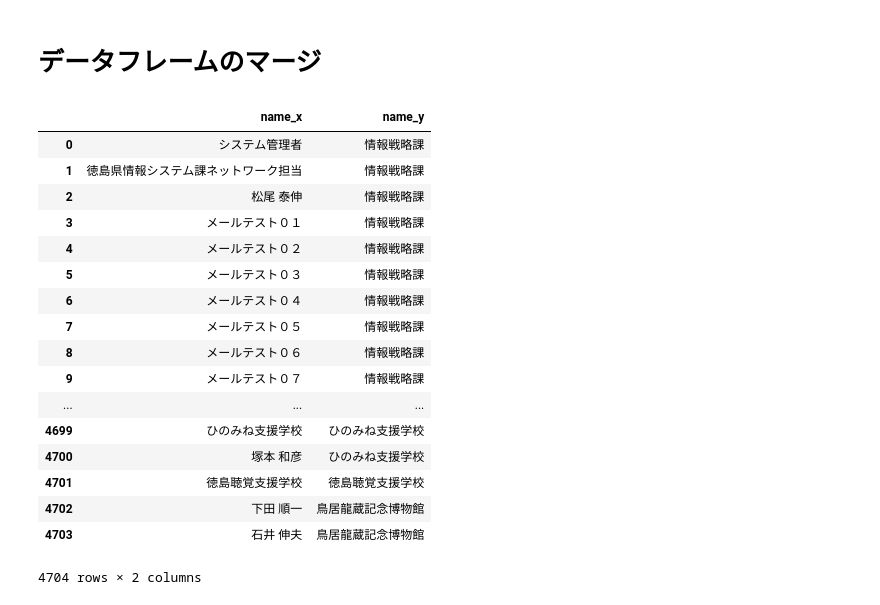
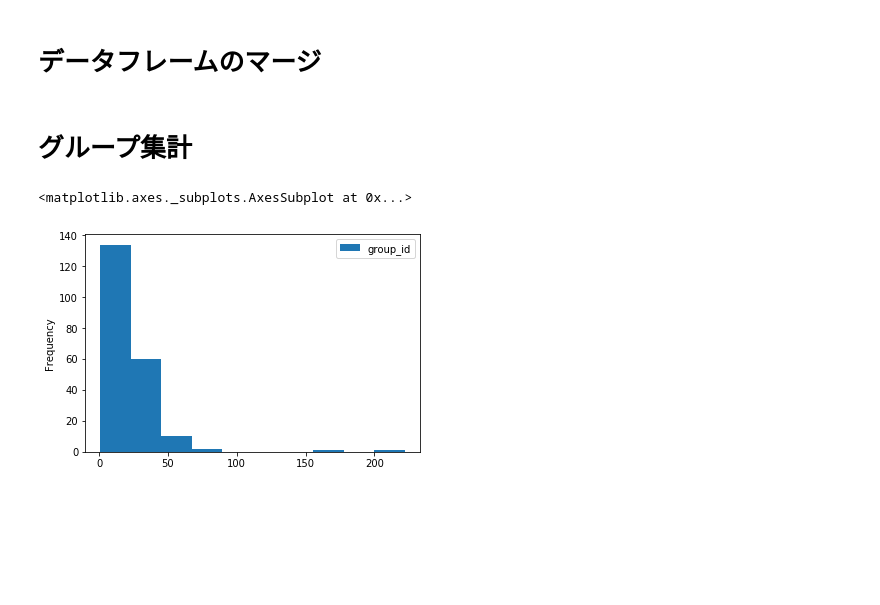
Before and after one commit to ftakao2007/python, a Jupyter notebook: jupyter_notebook/pandas_test.ipynb, the cells around one changed output. Drawn from its saved outputs; the diff is of its cells as text; code cells hidden in the pictures; blank space fills up the shorter version.

```diff
--- a/jupyter_notebook/pandas_test.ipynb
+++ b/jupyter_notebook/pandas_test.ipynb
@@ -467,23 +467,35 @@ sys_users_sys_users_groups_sys_groups = pd.merge(sys_users_sys_users_groups, sys
 sys_users_sys_users_groups_sys_groups.head(3)
 
 ### ユーザ名とグループを表示
-sys_users_sys_users_groups_sys_groups[['name_x','name_y']]
+sys_users_sys_users_groups_sys_groups[['name_x','name_y']].head(10)
-# %% [output]
-|  | name_x | name_y |
-| 0 | システム管理者 | 情報戦略課 |
-| 1 | 徳島県情報システム課ネットワーク担当 | 情報戦略課 |
-| 2 | 松尾 泰伸 | 情報戦略課 |
-| 3 | メールテスト０１ | 情報戦略課 |
-| 4 | メールテスト０２ | 情報戦略課 |
-| 5 | メールテスト０３ | 情報戦略課 |
-| 6 | メールテスト０４ | 情報戦略課 |
-| 7 | メールテスト０５ | 情報戦略課 |
-| 8 | メールテスト０６ | 情報戦略課 |
-| 9 | メールテスト０７ | 情報戦略課 |
-| ... | ... | ... |
-| 4699 | ひのみね支援学校 | ひのみね支援学校 |
-| 4700 | 塚本 和彦 | ひのみね支援学校 |
-| 4701 | 徳島聴覚支援学校 | 徳島聴覚支援学校 |
-| 4702 | 下田 順一 | 鳥居龍蔵記念博物館 |
-| 4703 | 石井 伸夫 | 鳥居龍蔵記念博物館 |
-4704 rows × 2 columns
+# %% [markdown]
+# グループ集計
+# %%
+import MySQLdb
+import pandas.io.sql as mysql
+
+### 全ての列を表示するためのオプション
+#pd.options.display.max_columns = None
+
+con = MySQLdb.connect(database='webmail', host='10.136.3.175', user='joruri', passwd='pass')
+sys_users = mysql.read_sql("select * from sys_users;", con)
+sys_groups = mysql.read_sql("select * from sys_groups;", con)
+sys_users_groups = mysql.read_sql("select * from sys_users_groups;", con)
+sys_users_sys_users_groups = pd.merge(sys_users, sys_users_groups, left_on='id', right_on='user_id', how='inner')
+sys_users_sys_users_groups_sys_groups = pd.merge(sys_users_sys_users_groups, sys_groups, left_on='group_id', right_on='id', how='inner')
+
+### カラム名を取得(確認)
+#sys_users_sys_users_groups_sys_groups.columns
+#sys_users_sys_users_groups_sys_groups[['group_id','name_x','name_y']].head(5)
+
+### group_idの数をカウント
+group_count = sys_users_sys_users_groups_sys_groups[['group_id','name_y']].groupby(['name_y']).count()
+
+### group_idの数が多い順に表示
+#group_count.sort_values(by='group_id', ascending=False).head(5)
+
+### ヒストグラムの表示(グループ数の頻度)
+group_count.plot(kind='hist')
+# %% [output]
+<matplotlib.axes._subplots.AxesSubplot at 0x...>
+[figure, added]
```
